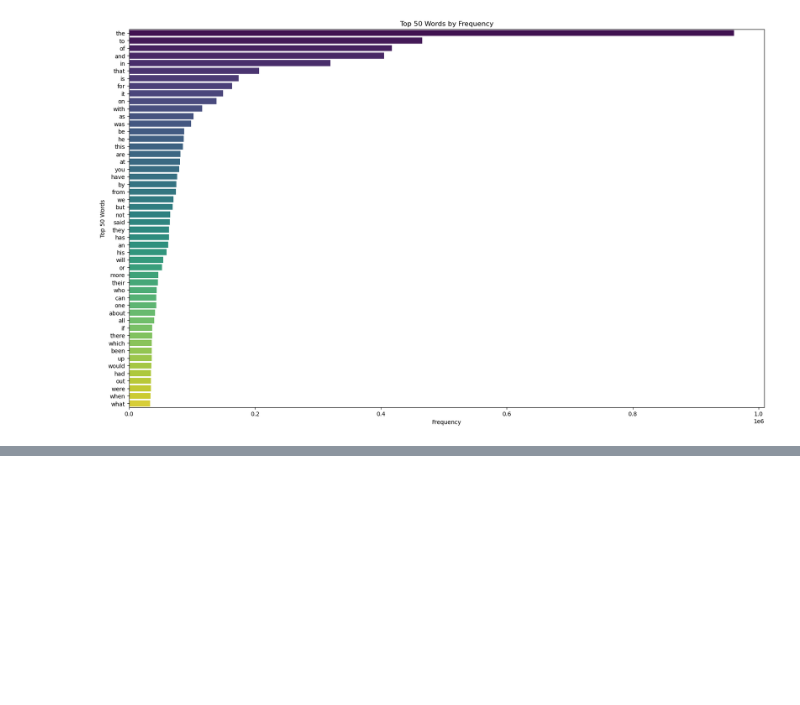
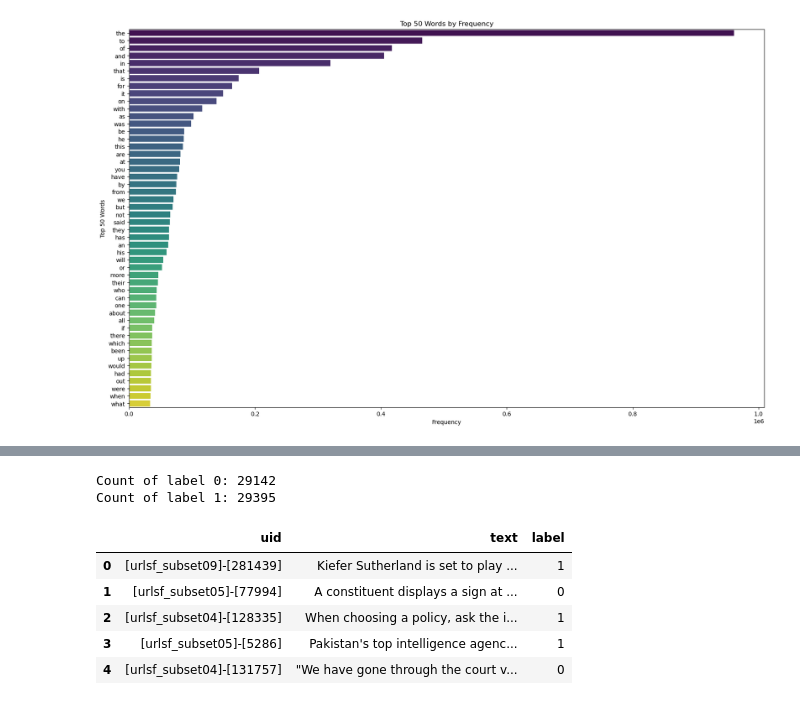
Before and after one commit to jsuj1th/PlagLLM, a Jupyter notebook: traditional_model.ipynb, the cells around one changed output, grey strips where cells are left out. Cells and saved outputs as stored; diff of their text form; code cells hidden in the pictures; blank space fills up the shorter version.

Commit message:
removed new line characters  and generated final clean dataset

```diff
--- a/traditional_model.ipynb
+++ b/traditional_model.ipynb
@@ -234,0 +298,29 @@ Passing `palette` without assigning `hue` is deprecated and will be removed in v
+# %%
+label_counts = shuffled_df['label'].value_counts()
+
+# Print the counts
+print("Count of label 0:", label_counts.get(0, 0))
+print("Count of label 1:", label_counts.get(1, 0))
+# %% [output]
+Count of label 0: 29142
+Count of label 1: 29395
+# %%
+import pandas as pd
+
+# Load the dataset
+df = pd.read_csv('OpenGPTText_cSV_format/Final_dataset.csv')
+
+# Replace '\r' and '\n' with an empty string in all columns
+df = df.replace({'\r': '', '\n': ''}, regex=True)
+
+# Save the cleaned dataset
+df.to_csv('OpenGPTText_cSV_format/cleaned_Dataset.csv', index=False)
+# %%
+df.head()
+# %% [output]
+|  | uid | text | label |
+| 0 | [urlsf_subset09]-[281439] | Kiefer Sutherland is set to play ... | 1 |
+| 1 | [urlsf_subset05]-[77994] | A constituent displays a sign at ... | 0 |
+| 2 | [urlsf_subset04]-[128335] | When choosing a policy, ask the i... | 1 |
+| 3 | [urlsf_subset05]-[5286] | Pakistan's top intelligence agenc... | 1 |
+| 4 | [urlsf_subset04]-[131757] | "We have gone through the court v... | 0 |
```
Also changed, not shown: parts of 6 cells of this notebook.
